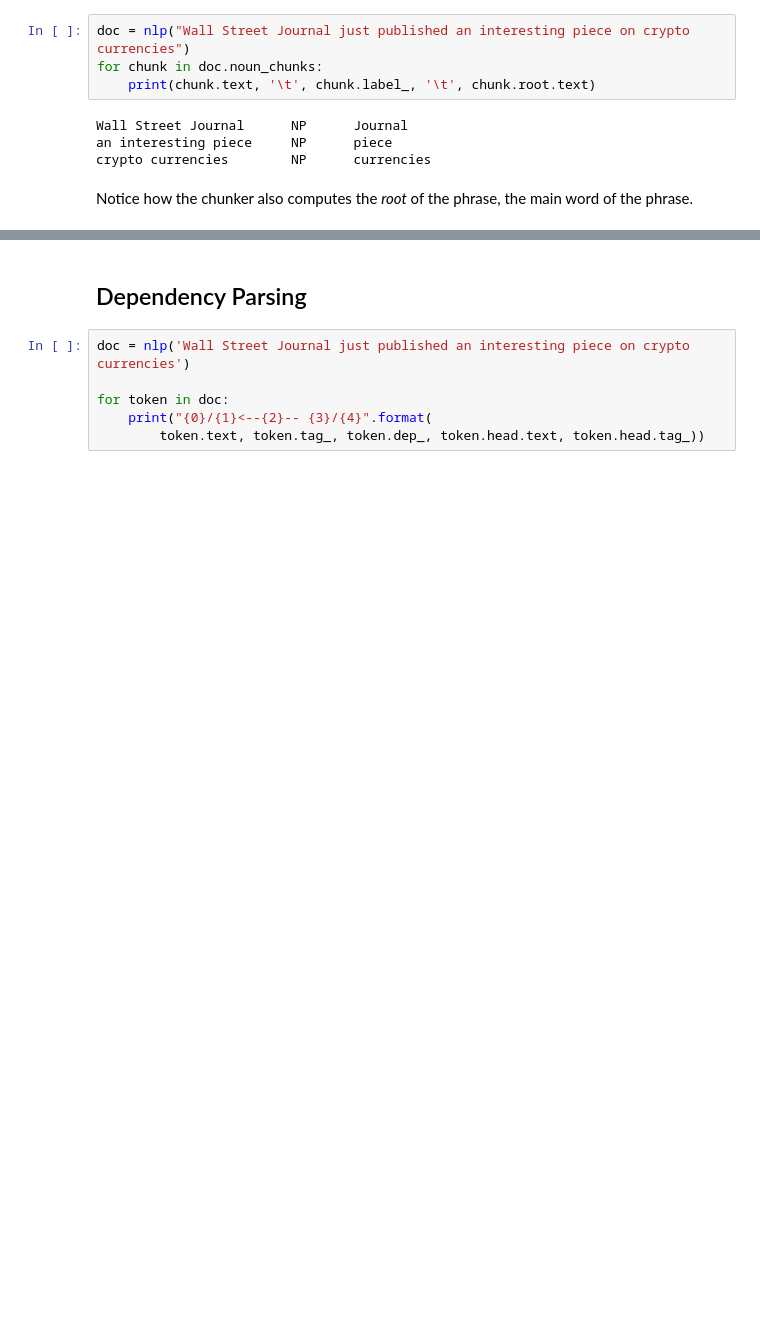
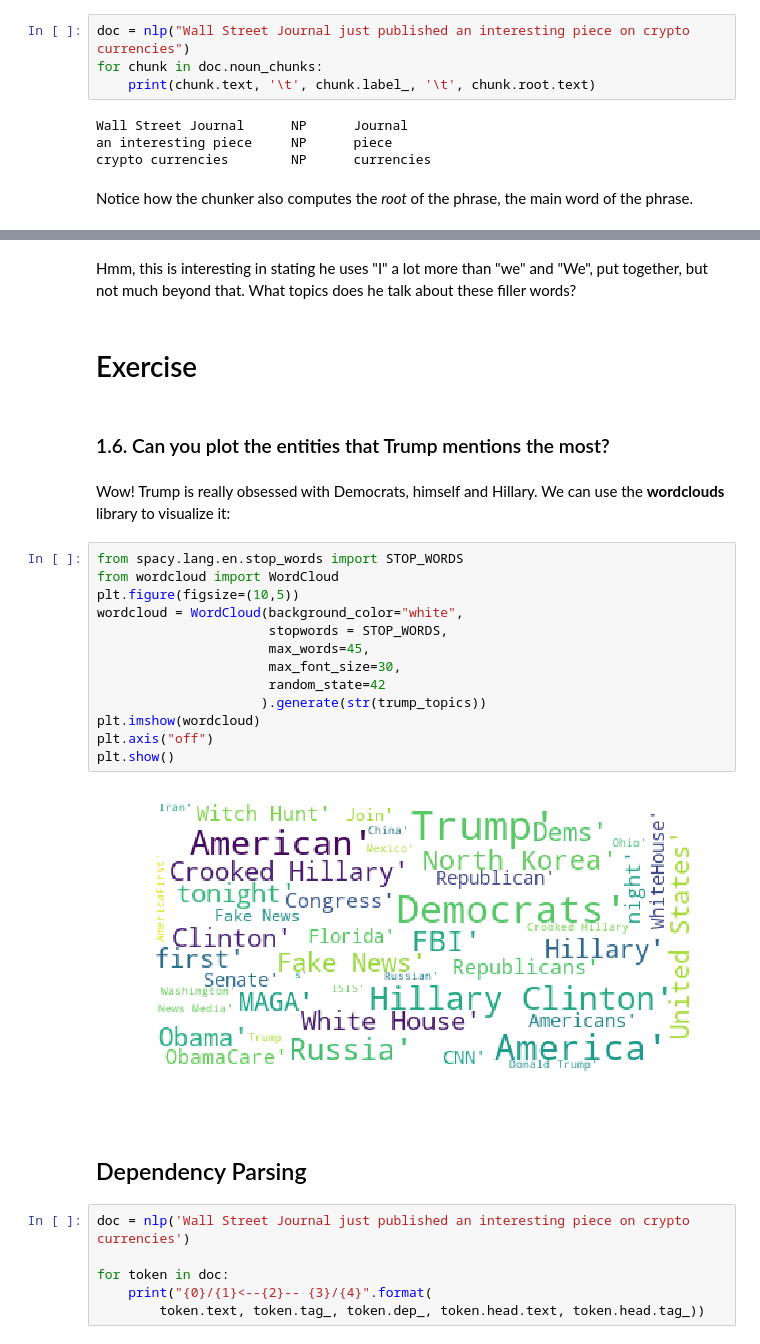
Before and after one commit to pyladies-bcn/spacy-workshop, a Jupyter notebook: 01_spacy_intro.ipynb, the cells around one changed output, grey strips where cells are left out. Saved outputs shown, nothing was run; the diff lists cells and outputs as text; blank space fills up the shorter version.

Commit message:
updated theory, exercises and readme for pyladies

```diff
--- a/01_spacy_intro.ipynb
+++ b/01_spacy_intro.ipynb
@@ -156,3 +312,27 @@ Notice how the chunker also computes the *root* of the phrase, the main word of
+# %% [markdown]
+Hmm, this is interesting in stating he uses "I" a lot more than "we" and "We", put together, but not much beyond that. What topics does he talk about these filler words?
+# %% [markdown]
+# Exercise
+# %% [markdown]
+### 1.6. Can you plot the entities that Trump mentions the most?
+# %% [markdown]
+Wow! Trump is really obsessed with Democrats, himself and Hillary.
+We can use the **wordclouds** library to visualize it:
+# %%
+from spacy.lang.en.stop_words import STOP_WORDS
+from wordcloud import WordCloud
+plt.figure(figsize=(10,5))
+wordcloud = WordCloud(background_color="white",
+                      stopwords = STOP_WORDS,
+                      max_words=45,
+                      max_font_size=30,
+                      random_state=42
+                     ).generate(str(trump_topics))
+plt.imshow(wordcloud)
+plt.axis("off")
+plt.show()
+# %% [output]
+[figure, added]
 # %% [markdown]
 ## Dependency Parsing
 # %%
```
Also changed, not shown: parts of 62 cells of this notebook, 9 other files.
